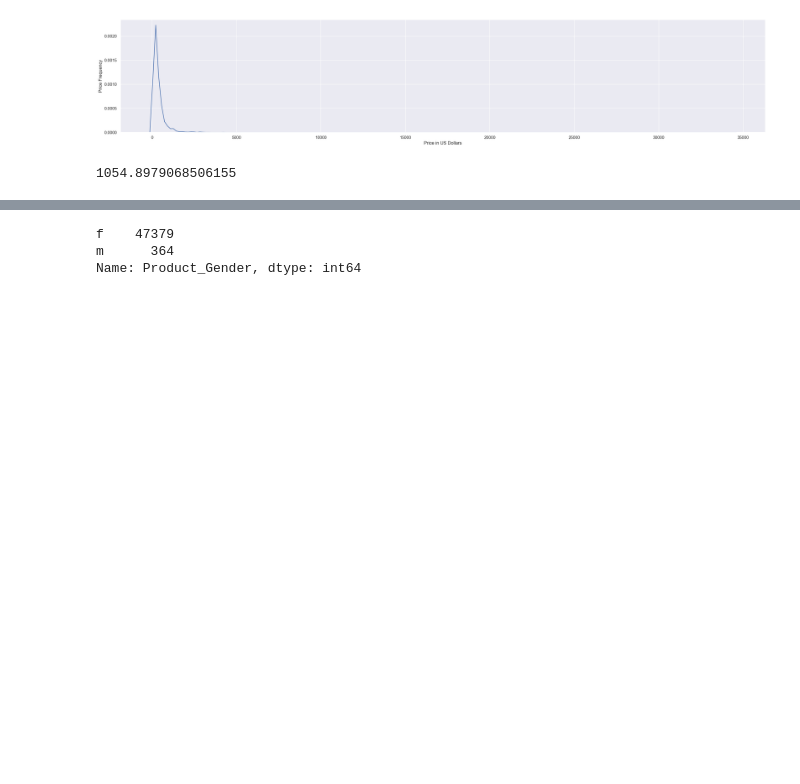
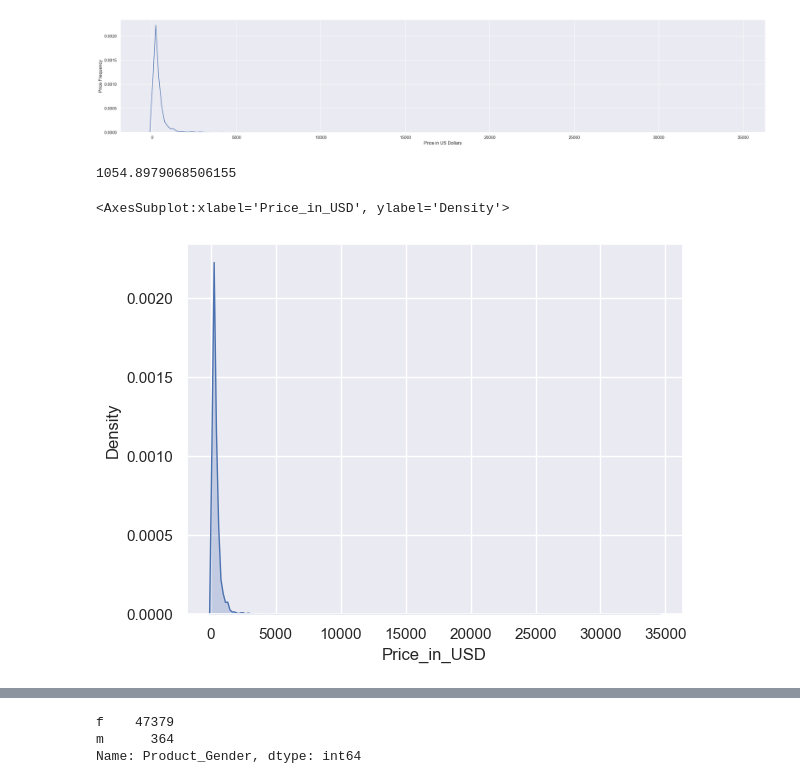
Before and after one commit to TestimOnyOni/OptimumJewelryPrice, a Jupyter notebook: Notebooks/OptimumJewelryPricing.ipynb, the cells around one changed output, grey strips where cells are left out. Cells and saved outputs as stored; diff of their text form; code cells hidden in the pictures; blank space fills up the shorter version.

```diff
--- a/Notebooks/OptimumJewelryPricing.ipynb
+++ b/Notebooks/OptimumJewelryPricing.ipynb
@@ -195,3 +176,8 @@ plt.show(); plt.close()
 data_set["Price_in_USD"].kurtosis()
 # %% [output]
 1054.8979068506155
+# %%
+sns.kdeplot(data_set['Price_in_USD'], fill=True)
+# %% [output]
+<AxesSubplot:xlabel='Price_in_USD', ylabel='Density'>
+[figure, added]
```
Also changed, not shown: parts of 89 cells of this notebook.
